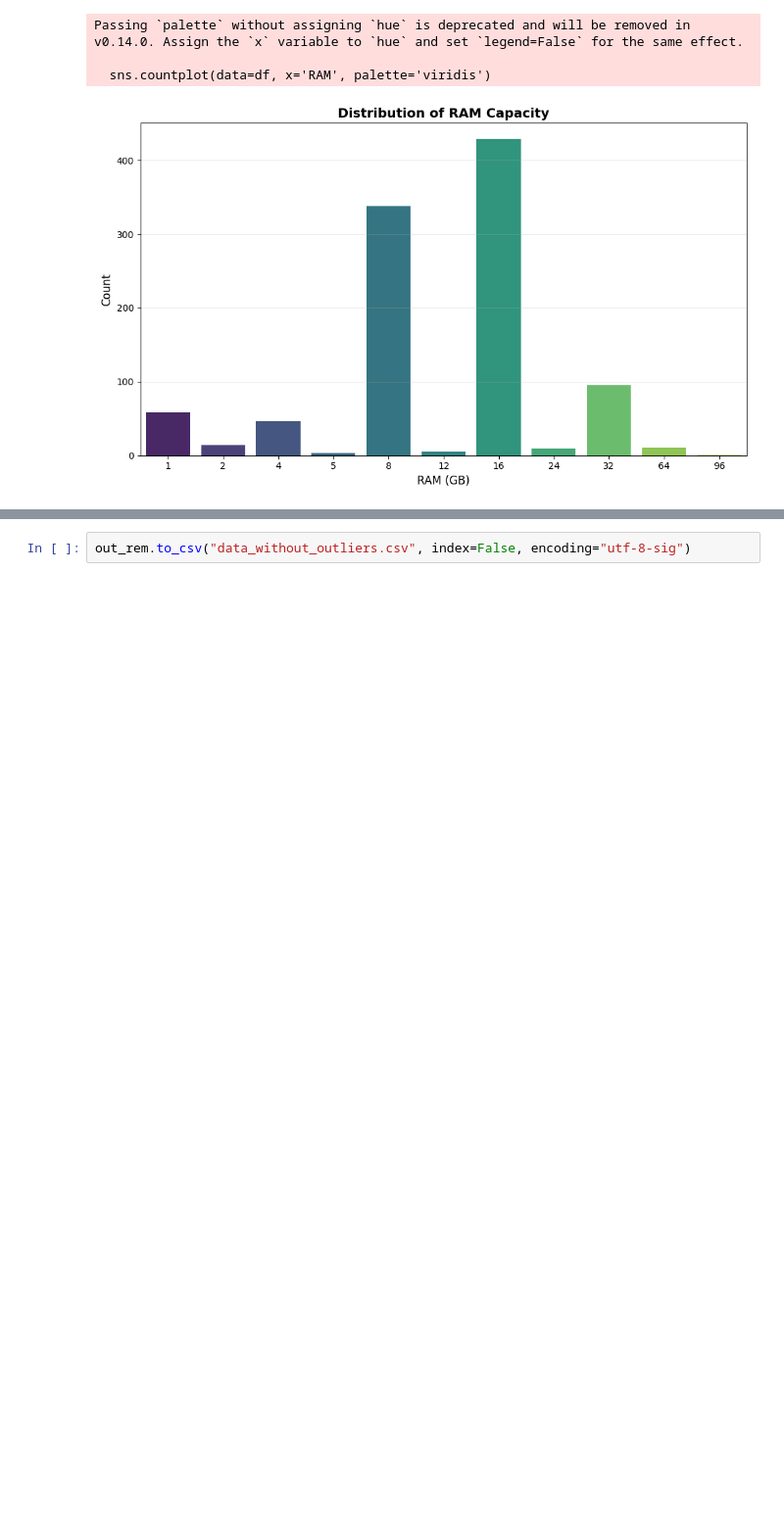
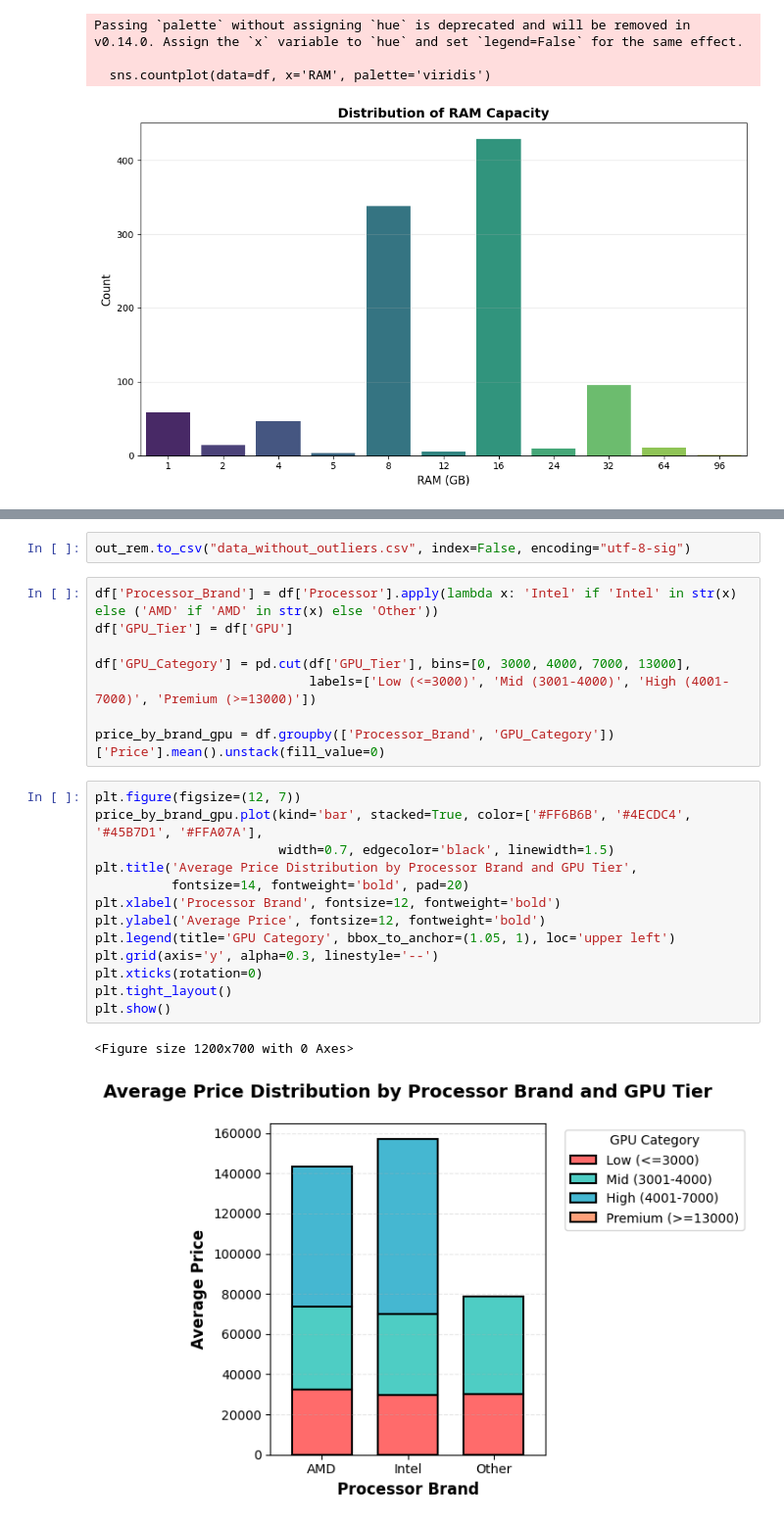
Before and after one commit to Waddah0-0/Laptop-Price-Prediction, a Jupyter notebook: Code/EDA.ipynb, the cells around one changed output, grey strips where cells are left out. Shown at 98% size. Drawn from its saved outputs; the diff is of its cells as text; blank space fills up the shorter version.

```diff
--- a/Code/EDA.ipynb
+++ b/Code/EDA.ipynb
@@ -213,2 +211,26 @@ plt.show()
-# %%
-out_rem.to_csv("data_without_outliers.csv", index=False, encoding="utf-8-sig")
+# %%
+out_rem.to_csv("data_without_outliers.csv", index=False, encoding="utf-8-sig")
+# %%
+df['Processor_Brand'] = df['Processor'].apply(lambda x: 'Intel' if 'Intel' in str(x) else ('AMD' if 'AMD' in str(x) else 'Other'))
+df['GPU_Tier'] = df['GPU']
+
+df['GPU_Category'] = pd.cut(df['GPU_Tier'], bins=[0, 3000, 4000, 7000, 13000],
+                            labels=['Low (<=3000)', 'Mid (3001-4000)', 'High (4001-7000)', 'Premium (>=13000)'])
+
+price_by_brand_gpu = df.groupby(['Processor_Brand', 'GPU_Category'])['Price'].mean().unstack(fill_value=0)
+# %%
+plt.figure(figsize=(12, 7))
+price_by_brand_gpu.plot(kind='bar', stacked=True, color=['#FF6B6B', '#4ECDC4', '#45B7D1', '#FFA07A'],
+                        width=0.7, edgecolor='black', linewidth=1.5)
+plt.title('Average Price Distribution by Processor Brand and GPU Tier',
+          fontsize=14, fontweight='bold', pad=20)
+plt.xlabel('Processor Brand', fontsize=12, fontweight='bold')
+plt.ylabel('Average Price', fontsize=12, fontweight='bold')
+plt.legend(title='GPU Category', bbox_to_anchor=(1.05, 1), loc='upper left')
+plt.grid(axis='y', alpha=0.3, linestyle='--')
+plt.xticks(rotation=0)
+plt.tight_layout()
+plt.show()
+# %% [output]
+<Figure size 1200x700 with 0 Axes>
+[figure, added]
```
Also changed, not shown: parts of 10 cells of this notebook, 4 other files.
